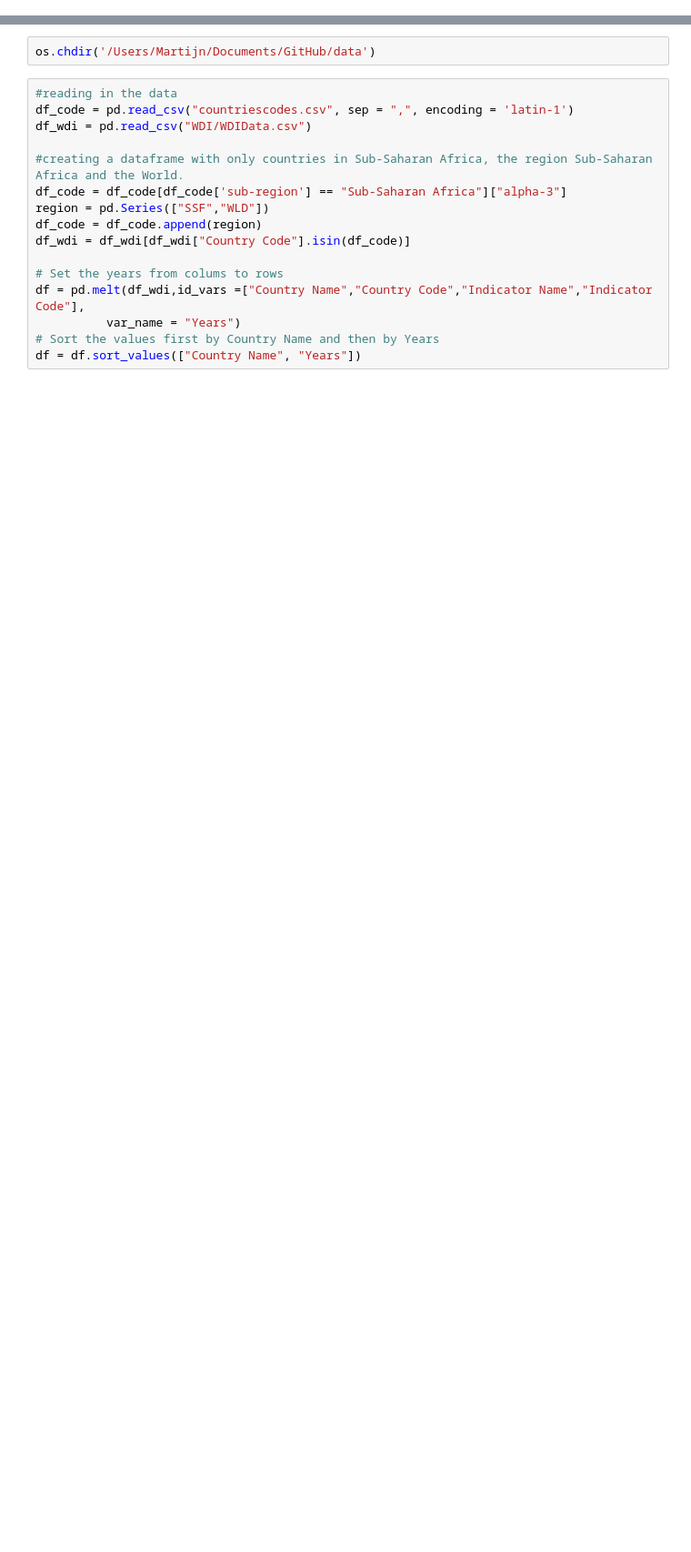
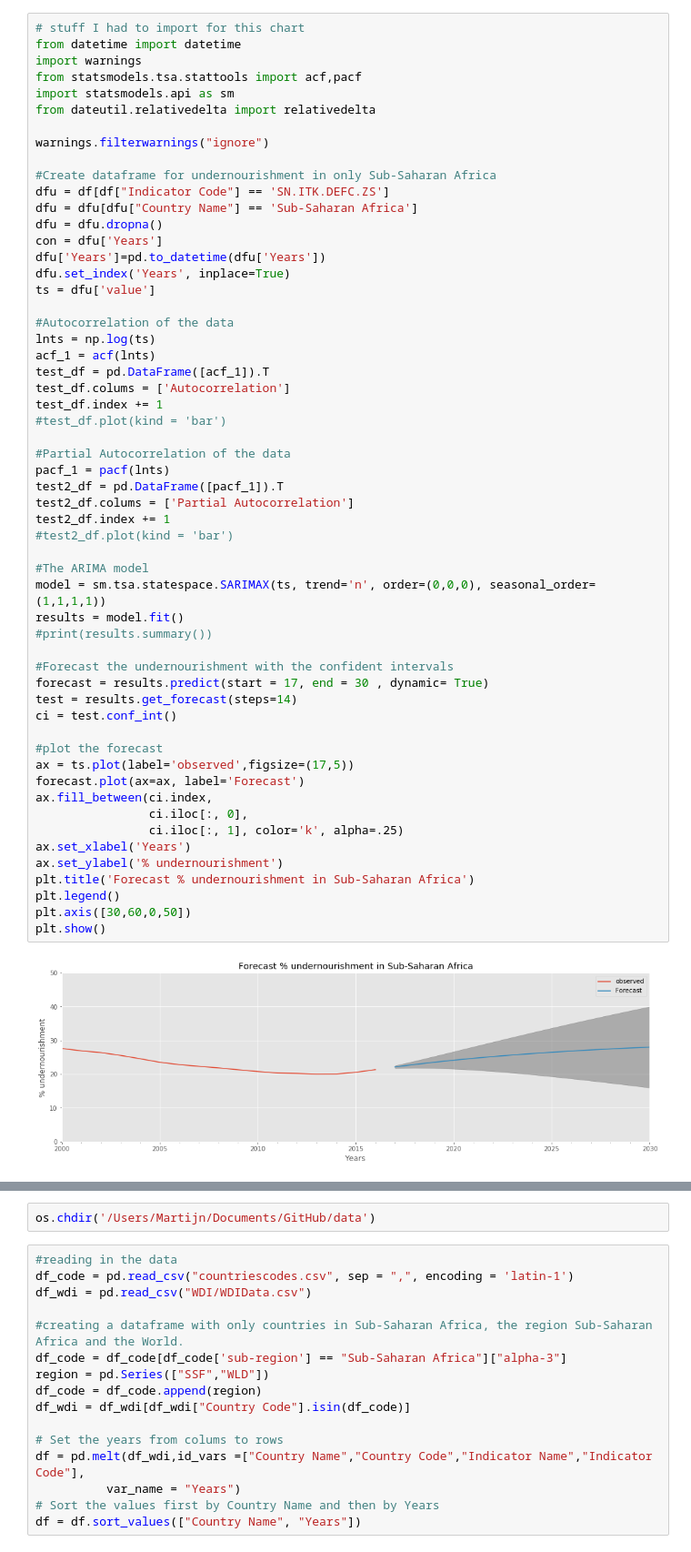
Before and after one commit to itjallingii/PythonProjectQuarter1, a Jupyter notebook: Undernourishment in sub-saharan Africa.ipynb, the cells around one changed output, grey strips where cells are left out. Shown at 91% size. Saved outputs shown, nothing was run; the diff lists cells and outputs as text; blank space fills up the shorter version.

Commit message:
created forecast

```diff
--- a/Undernourishment in sub-saharan Africa.ipynb
+++ b/Undernourishment in sub-saharan Africa.ipynb
@@ -1,3 +1,61 @@
+# %%
+# stuff I had to import for this chart
+from datetime import datetime
+import warnings
+from statsmodels.tsa.stattools import acf,pacf
+import statsmodels.api as sm
+from dateutil.relativedelta import relativedelta
+
+warnings.filterwarnings("ignore")
+
+#Create dataframe for undernourishment in only Sub-Saharan Africa
+dfu = df[df["Indicator Code"] == 'SN.ITK.DEFC.ZS']
+dfu = dfu[dfu["Country Name"] == 'Sub-Saharan Africa']
+dfu = dfu.dropna()
+con = dfu['Years']
+dfu['Years']=pd.to_datetime(dfu['Years'])
+dfu.set_index('Years', inplace=True)
+ts = dfu['value']
+
+#Autocorrelation of the data
+lnts = np.log(ts)
+acf_1 = acf(lnts)
+test_df = pd.DataFrame([acf_1]).T
+test_df.colums = ['Autocorrelation']
+test_df.index += 1
+#test_df.plot(kind = 'bar')
+
+#Partial Autocorrelation of the data
+pacf_1 = pacf(lnts)
+test2_df = pd.DataFrame([pacf_1]).T
+test2_df.colums = ['Partial Autocorrelation']
+test2_df.index += 1
+#test2_df.plot(kind = 'bar')
+
+#The ARIMA model
+model = sm.tsa.statespace.SARIMAX(ts, trend='n', order=(0,0,0), seasonal_order=(1,1,1,1))
+results = model.fit()
+#print(results.summary())
+
+#Forecast the undernourishment with the confident intervals
+forecast = results.predict(start = 17, end = 30 , dynamic= True)
+test = results.get_forecast(steps=14)
+ci = test.conf_int()
+
+#plot the forecast
+ax = ts.plot(label='observed',figsize=(17,5))
+forecast.plot(ax=ax, label='Forecast')
+ax.fill_between(ci.index,
+                ci.iloc[:, 0],
+                ci.iloc[:, 1], color='k', alpha=.25)
+ax.set_xlabel('Years')
+ax.set_ylabel('% undernourishment')
+plt.title('Forecast % undernourishment in Sub-Saharan Africa')
+plt.legend()
+plt.axis([30,60,0,50])
+plt.show()
+# %% [output]
+[figure, added]
 # %%
 %matplotlib inline
 import pandas as pd
```
Also changed, not shown: parts of 2 cells of this notebook.
